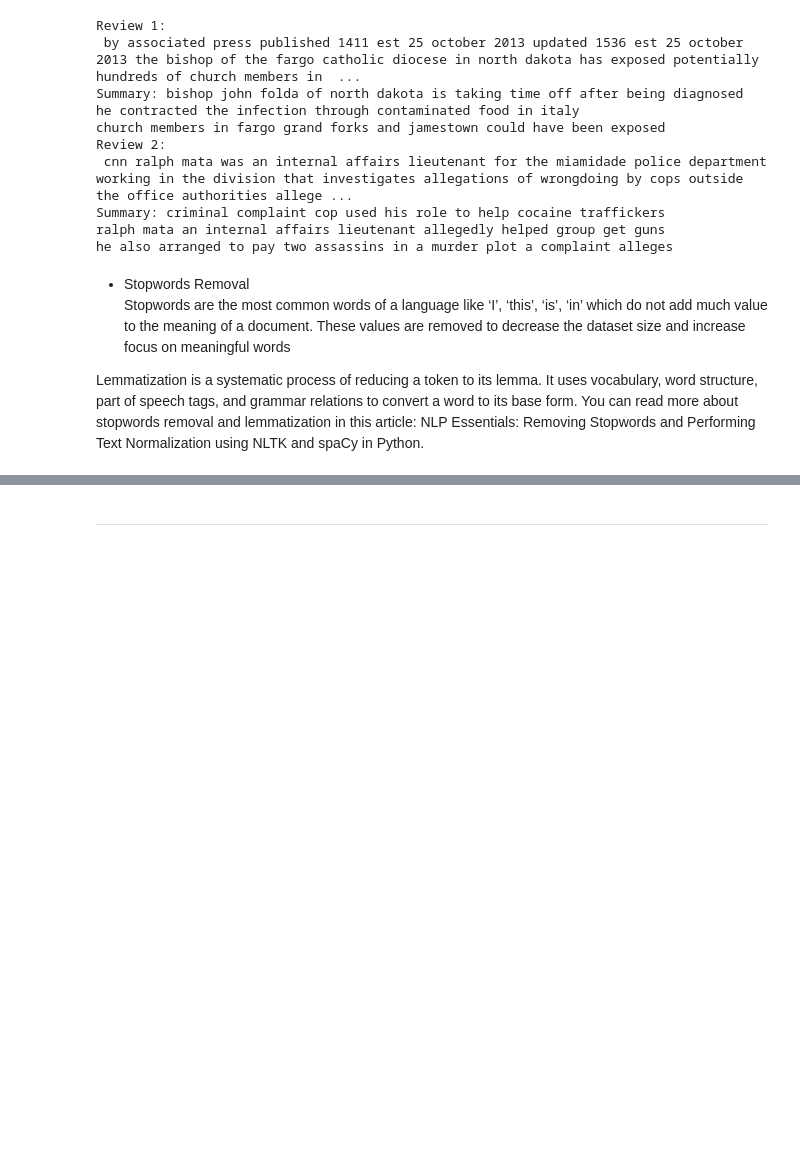
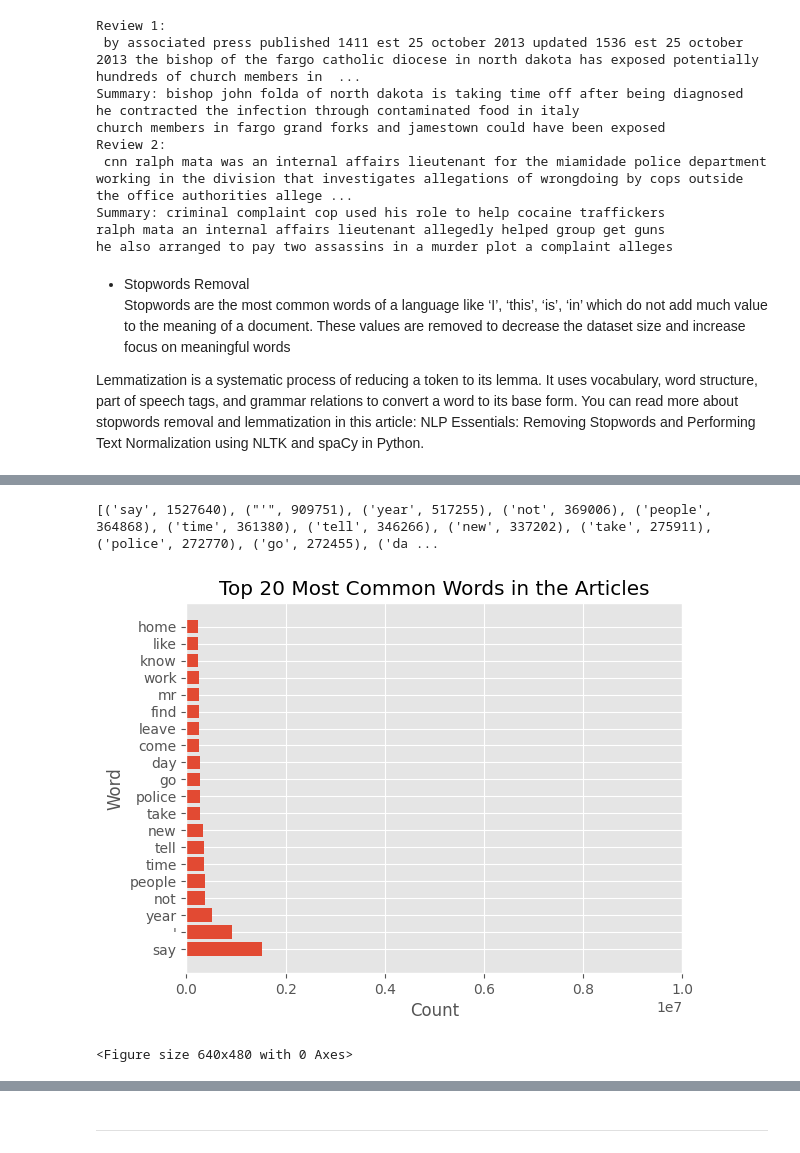
Before and after one commit to Aditya190600/SummaryGen, a Jupyter notebook: notebook/EDA.ipynb, the cells around one changed output, grey strips where cells are left out. Drawn from its saved outputs; the diff is of its cells as text; code cells hidden in the pictures; blank space fills up the shorter version.

```diff
--- a/notebook/EDA.ipynb
+++ b/notebook/EDA.ipynb
@@ -587,0 +635,25 @@ df_clean.to_csv('/mnt/home/lakshmia/SummaryGen/notebook/stopremove.csv')
+# %%
+# get word frequency for text column
+text_words = ' '.join(df_clean['text']).split()
+text_word_freq = Counter(text_words)
+top_text = text_word_freq.most_common(20)
+print(top_text)
+
+words = [word for word, count in top_text]
+counts = [count for word, count in top_text]
+
+# Create a horizontal bar plot
+plt.barh(words, counts)
+plt.xlabel('Count')
+plt.ylabel('Word')
+plt.title('Top 20 Most Common Words in the Articles')
+
+# Set the x-axis range
+plt.xlim(0, 10000000)
+
+plt.show()
+plt.savefig('/mnt/home/lakshmia/SummaryGen/images/20commonwordsarticles_afterstop')
+# %% [output]
+[('say', 1527640), ("'", 909751), ('year', 517255), ('not', 369006), ('people', 364868), ('time', 361380), ('tell', 346266), ('new', 337202), ('take', 275911), ('police', 272770), ('go', 272455), ('da ...
+[figure, added]
+<Figure size 640x480 with 0 Axes>
```
Also changed, not shown: parts of 5 cells of this notebook, 6 other files.
